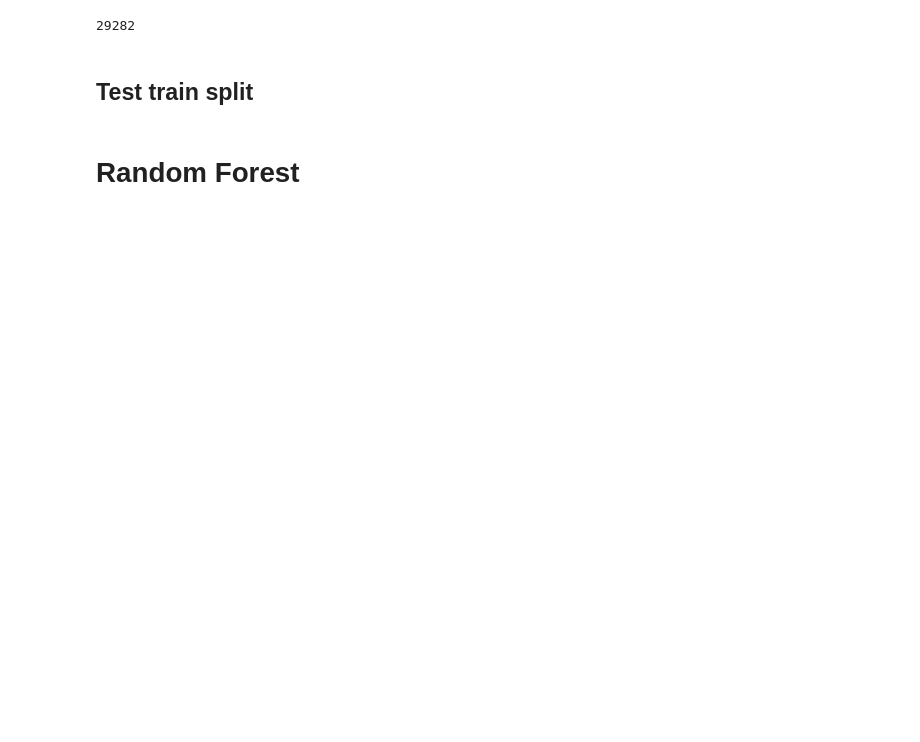
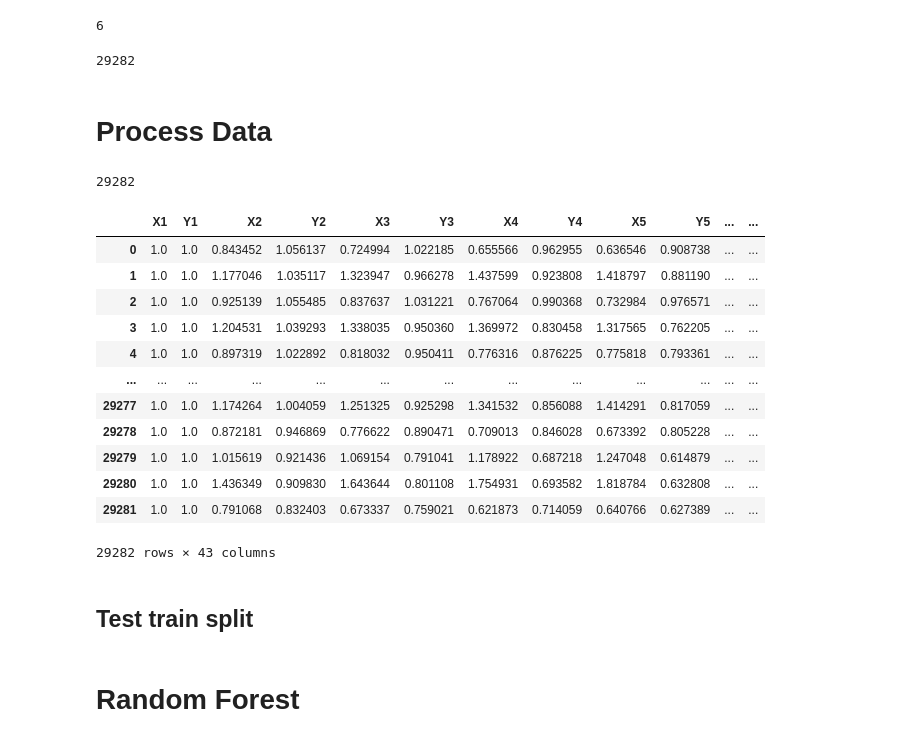
Before and after one commit to WeiliLiu/gesture-recognition-using-keypoints, a Jupyter notebook: randomforest.ipynb, the cells around one changed output. Cells and saved outputs as stored; diff of their text form; code cells hidden in the pictures; blank space fills up the shorter version.

```diff
--- a/randomforest.ipynb
+++ b/randomforest.ipynb
@@ -45,5 +43,12 @@ visualize(keypoints[1])
+# %%
+print(labels[0][20005])
+visualize(keypoints[20005])
+# %% [output]
+6
 # %%
 len(mat['keypoints'])
 len(labels[0])
 # %% [output]
 29282
+# %% [markdown]
+# Process Data
@@ -50,3 +57,35 @@ len(labels[0])
+# %%
+X = mat['keypoints']
+columns = np.array([('X' + str(x), 'Y' + str(x)) for x in range(1, 22)]).flatten()
+x, y, z = np.shape(X)
+X = X.reshape((x, y * z))
+df = pd.DataFrame(data=X, columns=columns)
+df['gesture'] = labels[0]
+X_columns = ['X' + str(x) for x in range(1, 22)]
+Y_columns = ['Y' + str(x) for x in range(1, 22)]
+df[X_columns] = df[X_columns].divide(640.)
+df[Y_columns] = df[Y_columns].divide(480.)
+len(df)
+# %% [output]
+29282
+# %%
+df[X_columns] = df[X_columns].divide(df['X1'], axis=0)
+df[Y_columns] = df[Y_columns].divide(df['Y1'], axis=0)
+df
+# %% [output]
+|  | X1 | Y1 | X2 | Y2 | X3 | Y3 | X4 | Y4 | X5 | Y5 | ... | ... |
+| 0 | 1.0 | 1.0 | 0.843452 | 1.056137 | 0.724994 | 1.022185 | 0.655566 | 0.962955 | 0.636546 | 0.908738 | ... | ... |
+| 1 | 1.0 | 1.0 | 1.177046 | 1.035117 | 1.323947 | 0.966278 | 1.437599 | 0.923808 | 1.418797 | 0.881190 | ... | ... |
+| 2 | 1.0 | 1.0 | 0.925139 | 1.055485 | 0.837637 | 1.031221 | 0.767064 | 0.990368 | 0.732984 | 0.976571 | ... | ... |
+| 3 | 1.0 | 1.0 | 1.204531 | 1.039293 | 1.338035 | 0.950360 | 1.369972 | 0.830458 | 1.317565 | 0.762205 | ... | ... |
+| 4 | 1.0 | 1.0 | 0.897319 | 1.022892 | 0.818032 | 0.950411 | 0.776316 | 0.876225 | 0.775818 | 0.793361 | ... | ... |
+| ... | ... | ... | ... | ... | ... | ... | ... | ... | ... | ... | ... | ... |
+| 29277 | 1.0 | 1.0 | 1.174264 | 1.004059 | 1.251325 | 0.925298 | 1.341532 | 0.856088 | 1.414291 | 0.817059 | ... | ... |
+| 29278 | 1.0 | 1.0 | 0.872181 | 0.946869 | 0.776622 | 0.890471 | 0.709013 | 0.846028 | 0.673392 | 0.805228 | ... | ... |
+| 29279 | 1.0 | 1.0 | 1.015619 | 0.921436 | 1.069154 | 0.791041 | 1.178922 | 0.687218 | 1.247048 | 0.614879 | ... | ... |
+| 29280 | 1.0 | 1.0 | 1.436349 | 0.909830 | 1.643644 | 0.801108 | 1.754931 | 0.693582 | 1.818784 | 0.632808 | ... | ... |
+| 29281 | 1.0 | 1.0 | 0.791068 | 0.832403 | 0.673337 | 0.759021 | 0.621873 | 0.714059 | 0.640766 | 0.627389 | ... | ... |
+29282 rows × 43 columns
 # %% [markdown]
 ## Test train split
 # %%
```
Also changed, not shown: parts of 29 cells of this notebook, 2 other files.
